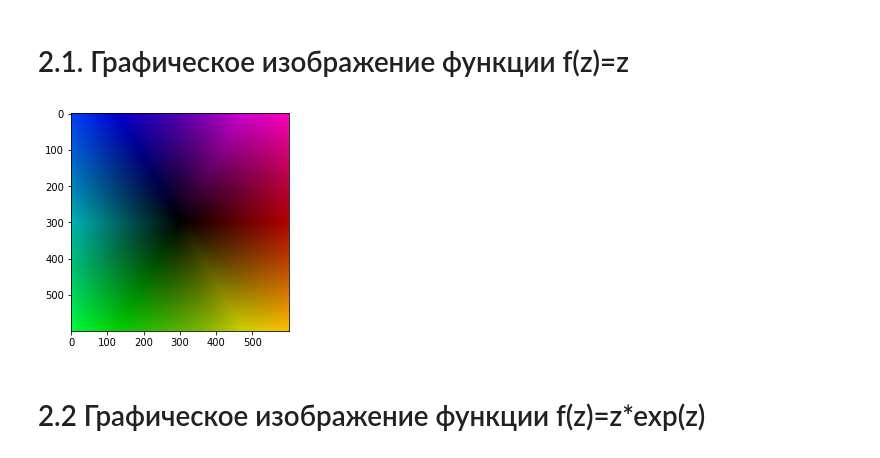
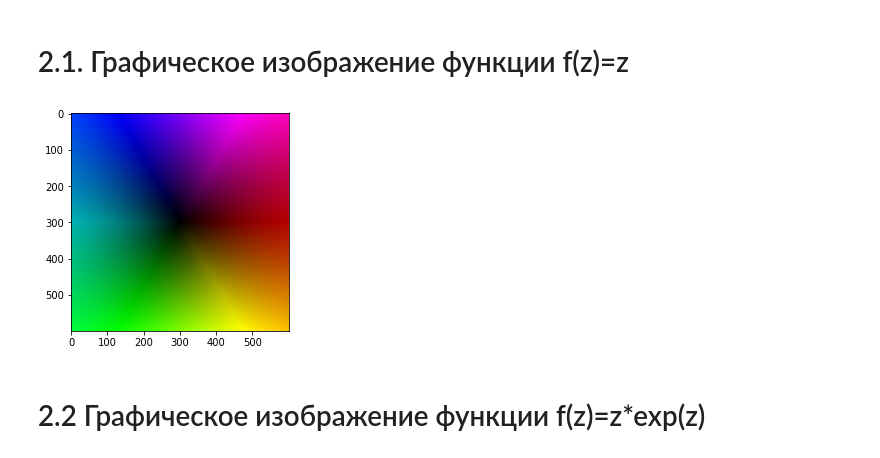
Before and after one commit to SakuraOneLove/DSP-2020, a Jupyter notebook: 7.ipynb, the cells around one changed output. Drawn from its saved outputs; the diff is of its cells as text; code cells hidden in the pictures.

```diff
--- a/7.ipynb
+++ b/7.ipynb
@@ -57,7 +66,7 @@ eColorDark = "#A2142F"    # Погрешности
 # %%
 # Параметры области определения функций
 nMax=300 # Количество отсчетов по каждой полуоси
-nScale=.1 # Коэффициент масштабирования
+nScale=0.1 # Коэффициент масштабирования
 
 # Время запуска текста в видео, с
 startText0=5
@@ -72,20 +81,20 @@ fCount=frameRate*videoDuration # Количество кадров
 # %%
 # Формирование изображения комплексной функции
 # f(z)=z
 z = getComplexDomain(nMax, nScale) # Область определения
 f = z; # Формирование значений
 
 # Формирование изображения HSV
 hsv1 = np.zeros(shape=(2*nMax, 2*nMax, 3))
 
 hsv1[:,:,0] = wrapTo2Pi(np.angle(f))/(2*np.pi) # Тон
 hsv1[:,:,1] = 1 # Насыщенность
-hsv1[:,:,2] = np.divide(np.abs(f), np.max(np.abs(f))) # Яркость
+hsv1[:,:,2] = np.divide(np.abs(f), np.max(np.abs(f), axis=0)) # Яркость
 
 rgb1 = clr.hsv_to_rgb(hsv1) # Преобразование в формат RGB
 plt.imshow(rgb1); # Визуализация
 # %% [output]
-[figure, old version]
+[figure, new version]
 # %% [markdown]
 # 2.2 Графическое изображение функции f(z)=z*exp(z)
 # %%
```
Also changed, not shown: parts of 11 cells of this notebook.
